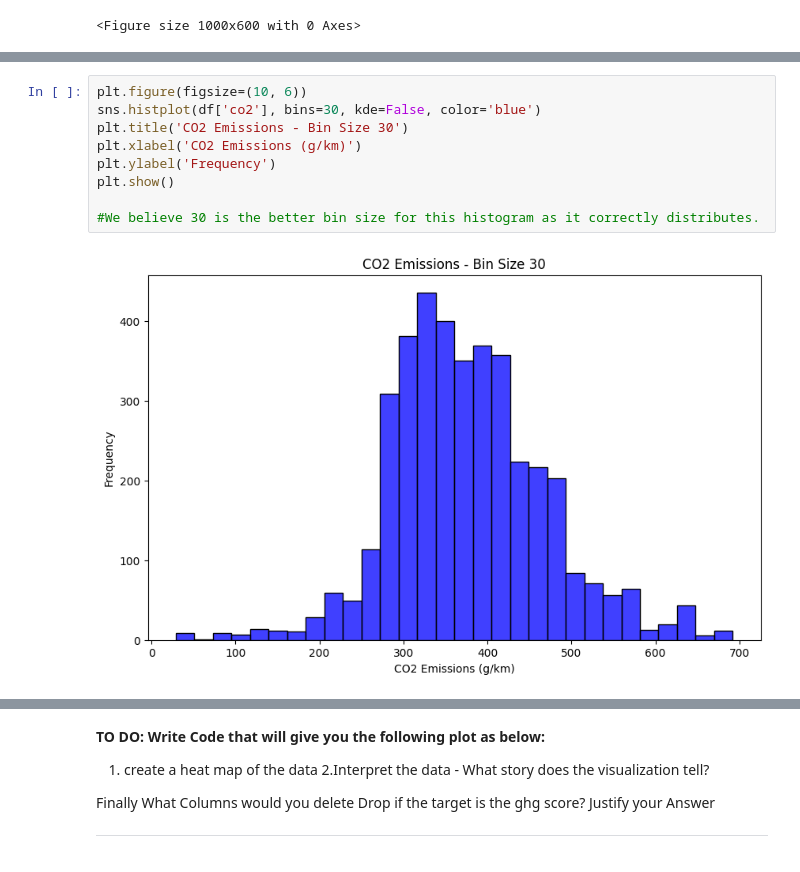
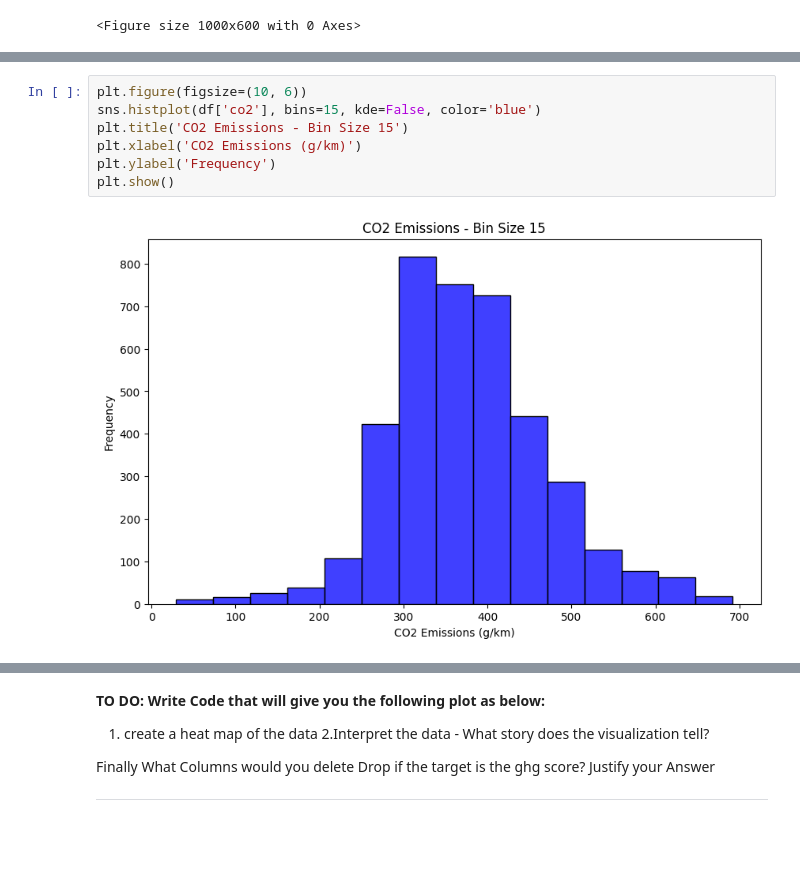
Before and after one commit to idarapatrick/Plotting-Assignment, a Jupyter notebook: Plotting_Assignment.ipynb, the cells around one changed output, grey strips where cells are left out. Saved outputs shown, nothing was run; the diff lists cells and outputs as text.

```diff
--- a/Plotting_Assignment.ipynb
+++ b/Plotting_Assignment.ipynb
@@ -98,12 +96,10 @@ plt.show()
 [figure]
 # %%
 plt.figure(figsize=(10, 6))
-sns.histplot(df['co2'], bins=30, kde=False, color='blue')
-plt.title('CO2 Emissions - Bin Size 30')
+sns.histplot(df['co2'], bins=15, kde=False, color='blue')
+plt.title('CO2 Emissions - Bin Size 15')
 plt.xlabel('CO2 Emissions (g/km)')
 plt.ylabel('Frequency')
 plt.show()
-
-#We believe 30 is the better bin size for this histogram as it correctly distributes.
 # %% [output]
-[figure, old version]
+[figure, new version]
```
Also changed, not shown: parts of 4 cells of this notebook.
